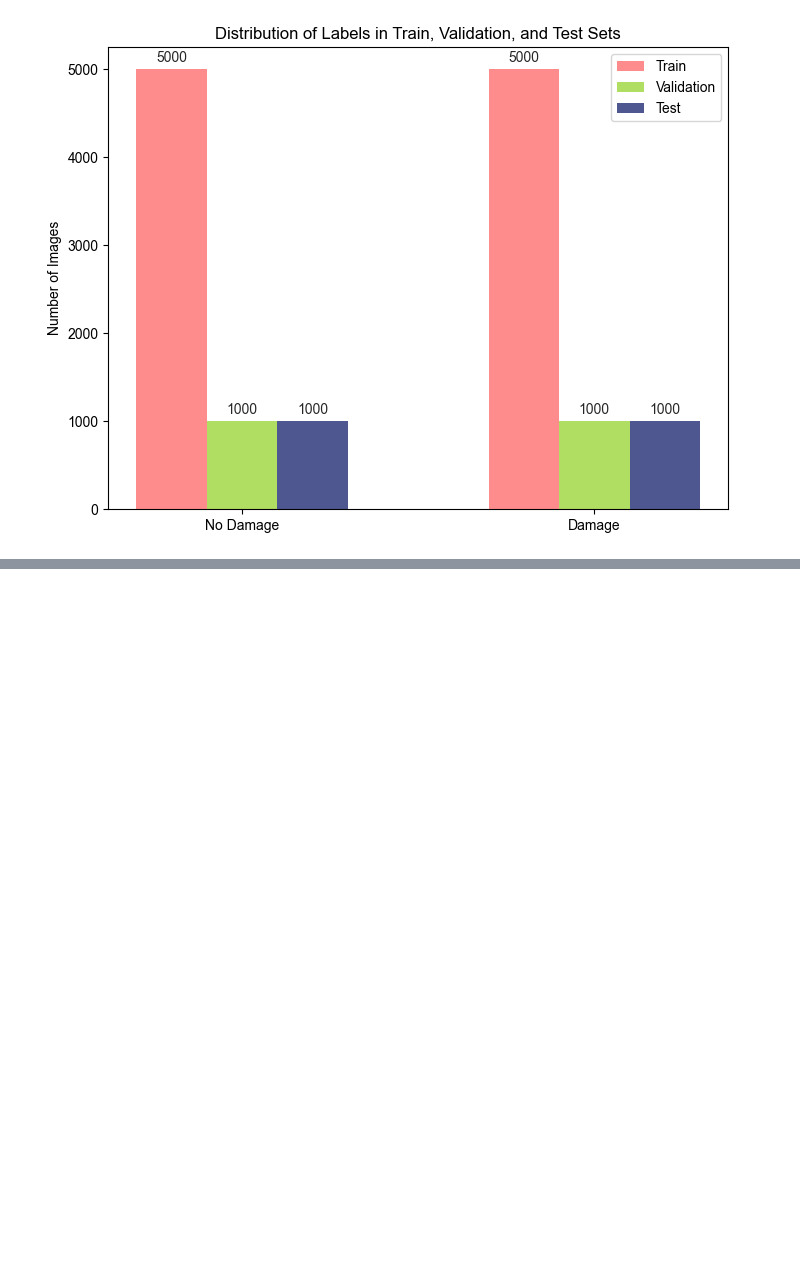
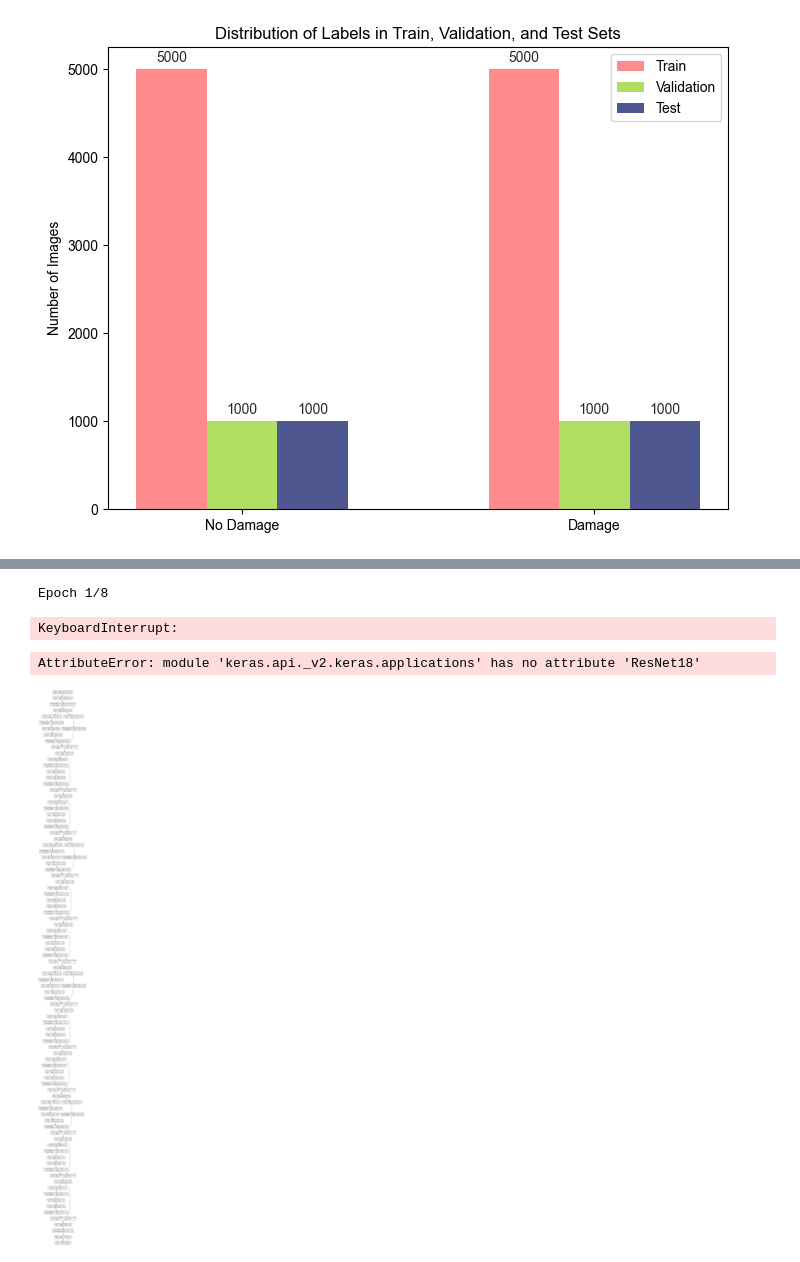
Before and after one commit to jtrummler/MUSA650_Final, a Jupyter notebook: unet_draft1.ipynb, the cells around one changed output, grey strips where cells are left out. Saved outputs shown, nothing was run; the diff lists cells and outputs as text; code cells hidden in the pictures; blank space fills up the shorter version.

Commit message:
resnet updates

```diff
--- a/unet_draft1.ipynb
+++ b/unet_draft1.ipynb
@@ -250,0 +438,56 @@ TypeError: __init__() missing 1 required positional argument: 'kernel_size'
+# %%
+def resnet_block(input_data, filters, strides=1):
+    x = Conv2D(filters, kernel_size=3, strides=strides, padding="same", kernel_regularizer=l2_reg)(input_data)
+    x = BatchNormalization()(x)
+    x = ReLU()(x)
+    x = Conv2D(filters, kernel_size=3, strides=1, padding="same", kernel_regularizer=l2_reg)(x)
+    x = BatchNormalization()(x)
+
+    shortcut = input_data
+    if strides > 1:
+        shortcut = Conv2D(filters, kernel_size=1, strides=strides, padding="same")(shortcut)
+        shortcut = BatchNormalization()(shortcut)
+
+    x = Add()([x, shortcut])
+    x = ReLU()(x)
+    return x
+
+def build_resnet(input_shape, num_classes):
+    inputs = Input(shape=input_shape)
+    x = Conv2D(32, kernel_size=3, strides=1, padding="same", kernel_regularizer=l2_reg)(inputs)
+    x = BatchNormalization()(x)
+    x = ReLU()(x)
+
+    x = resnet_block(x, 64, strides=2)
+    for _ in range(2):
+        x = resnet_block(x, 64)
+
+    x = resnet_block(x, 128, strides=2)
+    for _ in range(2):
+        x = resnet_block(x, 128)
+
+    x = resnet_block(x, 256, strides=2)
+    for _ in range(2):
+        x = resnet_block(x, 256)
+
+    x = resnet_block(x, 512, strides=2)
+    for _ in range(2):
+        x = resnet_block(x, 512)
+
+    x = AveragePooling2D(pool_size=4)(x)
+    x = Flatten()(x)
+    outputs = Dense(num_classes, activation="softmax", kernel_regularizer=l2_reg)(x)
+
+    model = Model(inputs, outputs)
+    return model
+
+# Compile model
+model = build_resnet(input_shape=(128, 128, 3), num_classes=num_classes)
+model.compile(loss="binary_crossentropy", optimizer="adam", metrics=["accuracy"])
+
+# Fit model with data augmentation and generator
+train_generator = train_datagen.flow(train_X, tr_y, batch_size=64)
+val_generator = val_datagen.flow(val_X, v_y)
+# %% [output]
+Epoch 1/8
+KeyboardInterrupt:
@@ -250,0 +496,17 @@ TypeError: __init__() missing 1 required positional argument: 'kernel_size'
+# %%
+import tensorflow as tf
+model = tf.keras.applications.ResNet18(input_shape=(128, 128, 3), weights=None, classes=2)
+
+
+import torch
+import torchvision.models as models
+model = models.resnet18(pretrained=False)
+# %% [output]
+AttributeError: module 'keras.api._v2.keras.applications' has no attribute 'ResNet18'
+# %%
+plot_model(model,
+    show_shapes=True,
+    show_layer_names=True
+)
+# %% [output]
+[figure, added]
```
Also changed, not shown: parts of 41 cells of this notebook, 3 other files.
